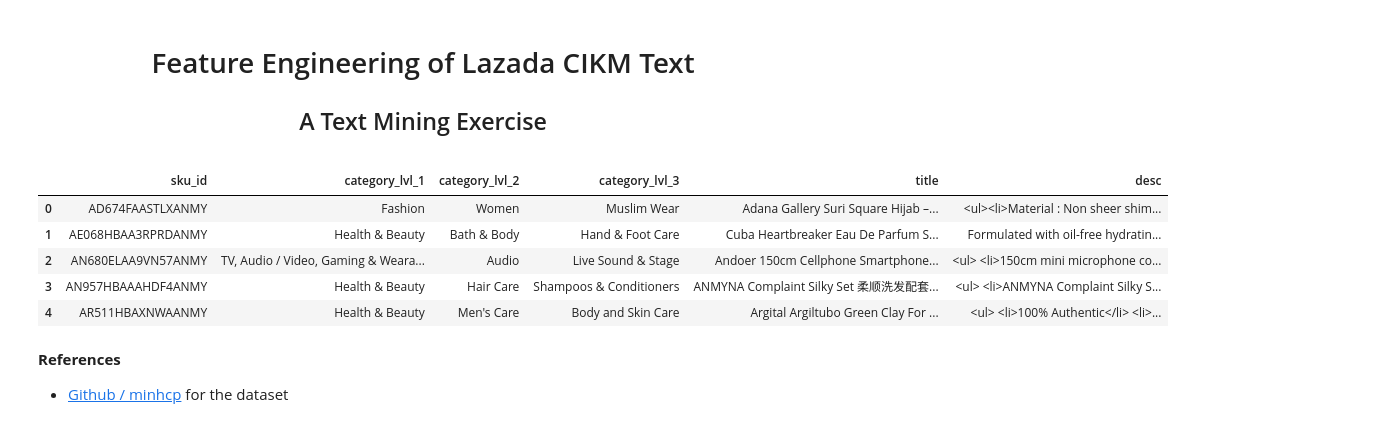
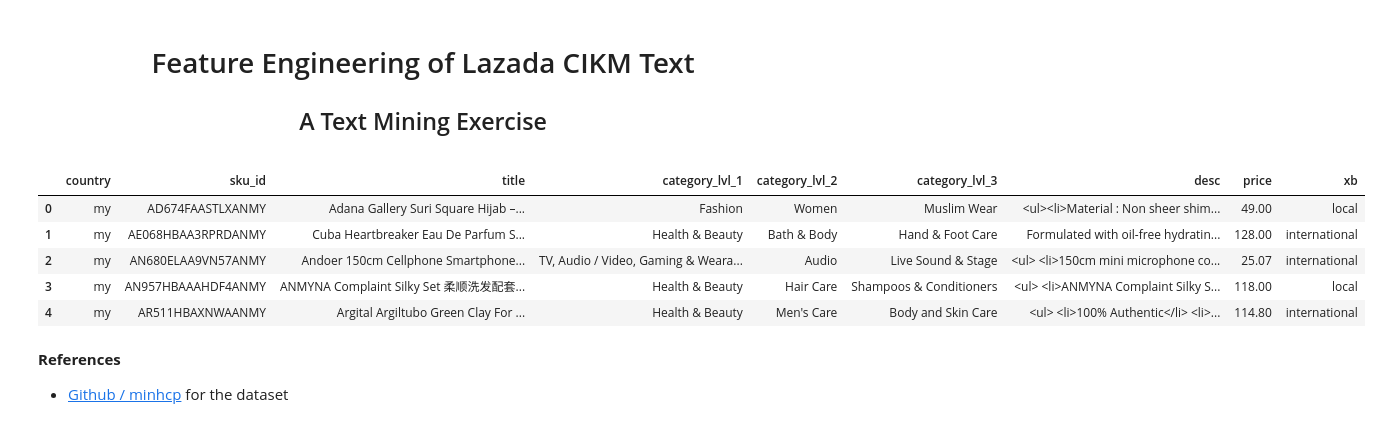
Before and after one commit to bryanblackbee/ds-learning-journey, a Jupyter notebook: jupyter_notebook/studies/0-in-progress/lazada-cikm-2017/lzd-cikm-feature-engineering-1.ipynb, the cells around one changed output. Drawn from its saved outputs; the diff is of its cells as text; code cells hidden in the pictures.

```diff
--- a/jupyter_notebook/studies/0-in-progress/lazada-cikm-2017/lzd-cikm-feature-engineering-1.ipynb
+++ b/jupyter_notebook/studies/0-in-progress/lazada-cikm-2017/lzd-cikm-feature-engineering-1.ipynb
@@ -22,13 +3,0 @@ from bs4 import BeautifulSoup
-# %%
-df = pd.read_csv('data_train.csv',
-                 names="country,sku_id,title,category_lvl_1,category_lvl_2,category_lvl_3,desc,price,xb".split(','))
-df = df[['sku_id', 'category_lvl_1', 'category_lvl_2','category_lvl_3',
-         'title', 'desc']]
-df.head()
-# %% [output]
-|  | sku_id | category_lvl_1 | category_lvl_2 | category_lvl_3 | title | desc |
-| 0 | AD674FAASTLXANMY | Fashion | Women | Muslim Wear | Adana Gallery Suri Square Hijab –... | <ul><li>Material : Non sheer shim... |
-| 1 | AE068HBAA3RPRDANMY | Health & Beauty | Bath & Body | Hand & Foot Care | Cuba Heartbreaker Eau De Parfum S... | Formulated with oil-free hydratin... |
-| 2 | AN680ELAA9VN57ANMY | TV, Audio / Video, Gaming & Weara... | Audio | Live Sound & Stage | Andoer 150cm Cellphone Smartphone... | <ul> <li>150cm mini microphone co... |
-| 3 | AN957HBAAAHDF4ANMY | Health & Beauty | Hair Care | Shampoos & Conditioners | ANMYNA Complaint Silky Set 柔顺洗发配套... | <ul> <li>ANMYNA Complaint Silky S... |
-| 4 | AR511HBAXNWAANMY | Health & Beauty | Men's Care | Body and Skin Care | Argital Argiltubo Green Clay For ... | <ul> <li>100% Authentic</li> <li>... |
@@ -38,3 +6,13 @@ df.head()
+# %%
+df = utils.read_lazada_csv()
+df.head()
+# %% [output]
+|  | country | sku_id | title | category_lvl_1 | category_lvl_2 | category_lvl_3 | desc | price | xb |
+| 0 | my | AD674FAASTLXANMY | Adana Gallery Suri Square Hijab –... | Fashion | Women | Muslim Wear | <ul><li>Material : Non sheer shim... | 49.00 | local |
+| 1 | my | AE068HBAA3RPRDANMY | Cuba Heartbreaker Eau De Parfum S... | Health & Beauty | Bath & Body | Hand & Foot Care | Formulated with oil-free hydratin... | 128.00 | international |
+| 2 | my | AN680ELAA9VN57ANMY | Andoer 150cm Cellphone Smartphone... | TV, Audio / Video, Gaming & Weara... | Audio | Live Sound & Stage | <ul> <li>150cm mini microphone co... | 25.07 | international |
+| 3 | my | AN957HBAAAHDF4ANMY | ANMYNA Complaint Silky Set 柔顺洗发配套... | Health & Beauty | Hair Care | Shampoos & Conditioners | <ul> <li>ANMYNA Complaint Silky S... | 118.00 | local |
+| 4 | my | AR511HBAXNWAANMY | Argital Argiltubo Green Clay For ... | Health & Beauty | Men's Care | Body and Skin Care | <ul> <li>100% Authentic</li> <li>... | 114.80 | international |
 # %% [markdown]
 **References**
 
```
Also changed, not shown: parts of 3 cells of this notebook, 4 other files.
